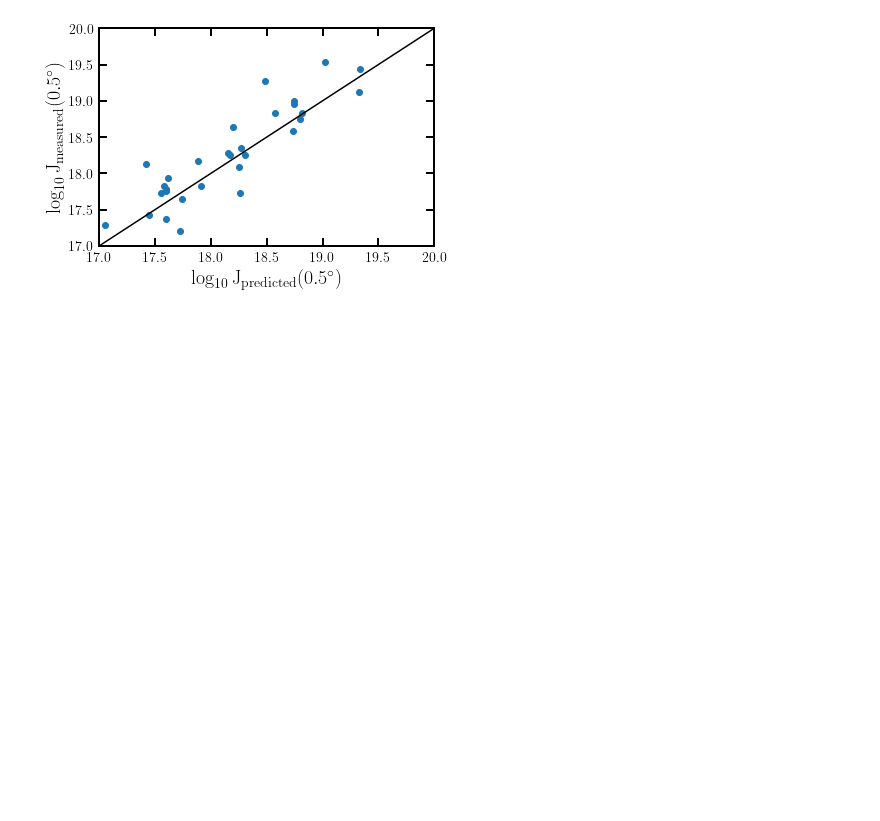
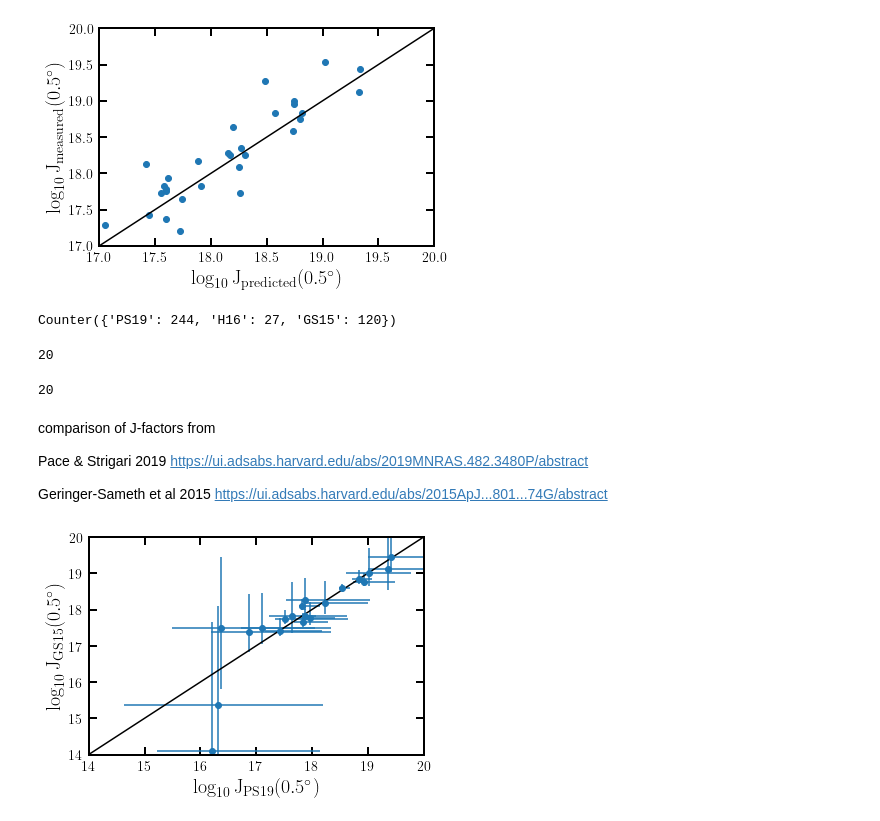
Before and after one commit to apace7/local_volume_database, a Jupyter notebook: example_notebooks/example_j_factor.ipynb, the cells around one changed output. Saved outputs shown, nothing was run; the diff lists cells and outputs as text; code cells hidden in the pictures; blank space fills up the shorter version.

Commit message:
added j-factor comparison plot

```diff
--- a/example_notebooks/example_j_factor.ipynb
+++ b/example_notebooks/example_j_factor.ipynb
@@ -142,3 +142,36 @@ plt.xlabel(r'${\rm \log_{10}{J_{predicted}(0.5^{\circ})}}$')
 plt.show()
 # %% [output]
 [figure]
+# %%
+test = j_factor[~j_factor['selection'].mask]
+Counter(test['selection'])
+# %% [output]
+Counter({'PS19': 244, 'H16': 27, 'GS15': 120})
+# %%
+input_j_factor_gs = j_factor[np.logical_and.reduce((j_factor['selection']=='GS15',j_factor['angle']==0.5, ))]
+print(len(input_j_factor_gs))
+input_j_factor = j_factor[np.logical_and.reduce((j_factor['selection']=='PS19',j_factor['angle']==0.5, j_factor['use']==1,))]
+# %% [output]
+20
+# %%
+comb = table.join(input_j_factor_gs, input_j_factor, keys='key', table_names=['GS15', 'PS19'])
+len(comb)
+# %% [output]
+20
+# %% [markdown]
+comparison of J-factors from
+
+Pace & Strigari 2019 https://ui.adsabs.harvard.edu/abs/2019MNRAS.482.3480P/abstract
+
+Geringer-Sameth et al 2015 https://ui.adsabs.harvard.edu/abs/2015ApJ...801...74G/abstract
+# %%
+## the dwarfs with large differences are due to prior choices and some data samples having resolved/unresolved differences in different spectroscopic samples
+plt.errorbar(comb['logj_GS15'], comb['logj_PS19'], fmt='o', yerr=[comb['logj_em_PS19'], comb['logj_ep95_PS19']], xerr=[comb['logj_em_GS15'], comb['logj_ep95_GS15']])
+plt.xlim(14, 20)
+plt.ylim(14, 20)
+plt.plot([14, 20], [14, 20], c='k')
+plt.ylabel(r'${\rm \log_{10}{J_{GS15}(0.5^{\circ})}}$')
+plt.xlabel(r'${\rm \log_{10}{J_{PS19}(0.5^{\circ})}}$')
+plt.show()
+# %% [output]
+[figure, added]
```
